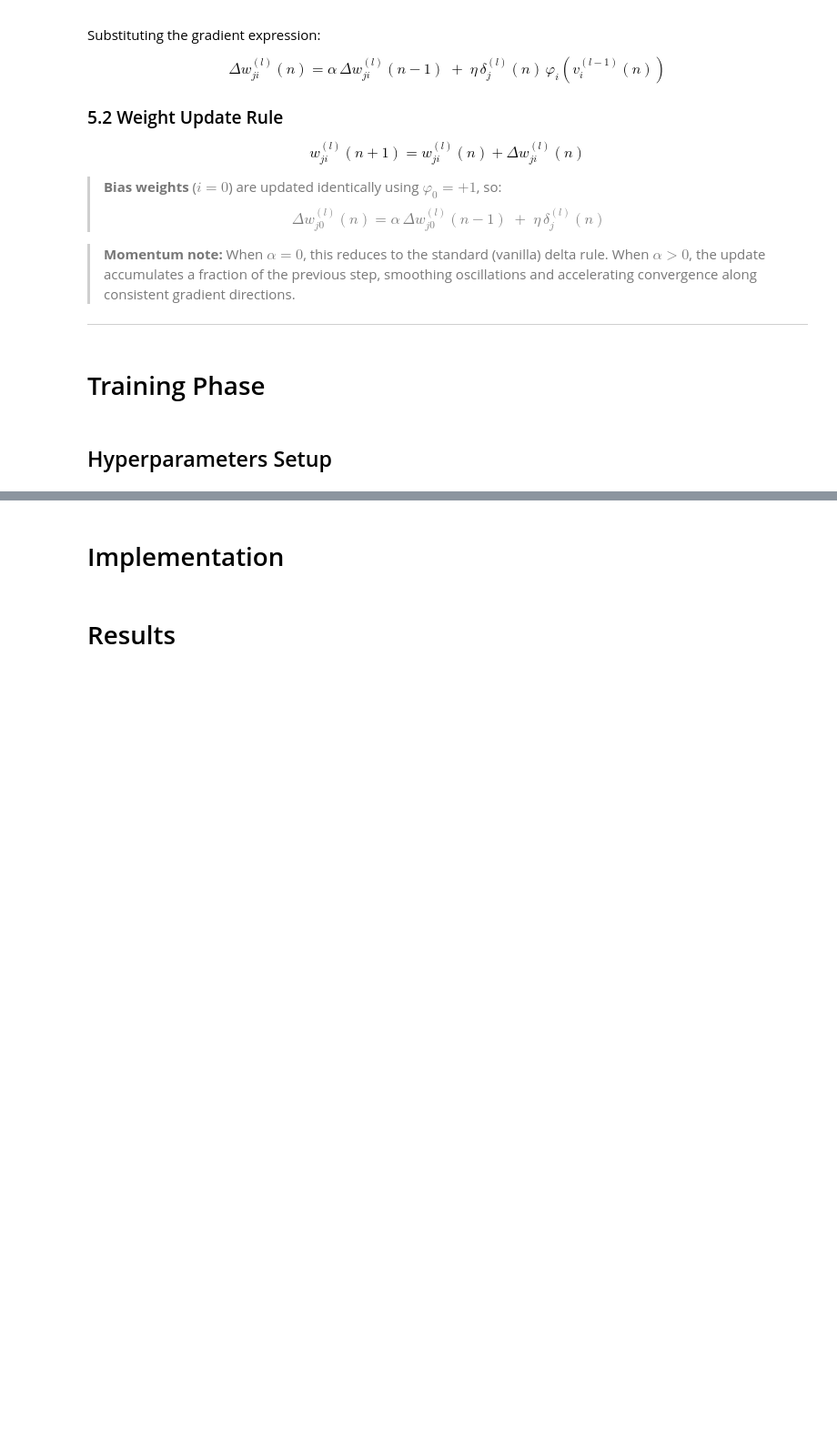
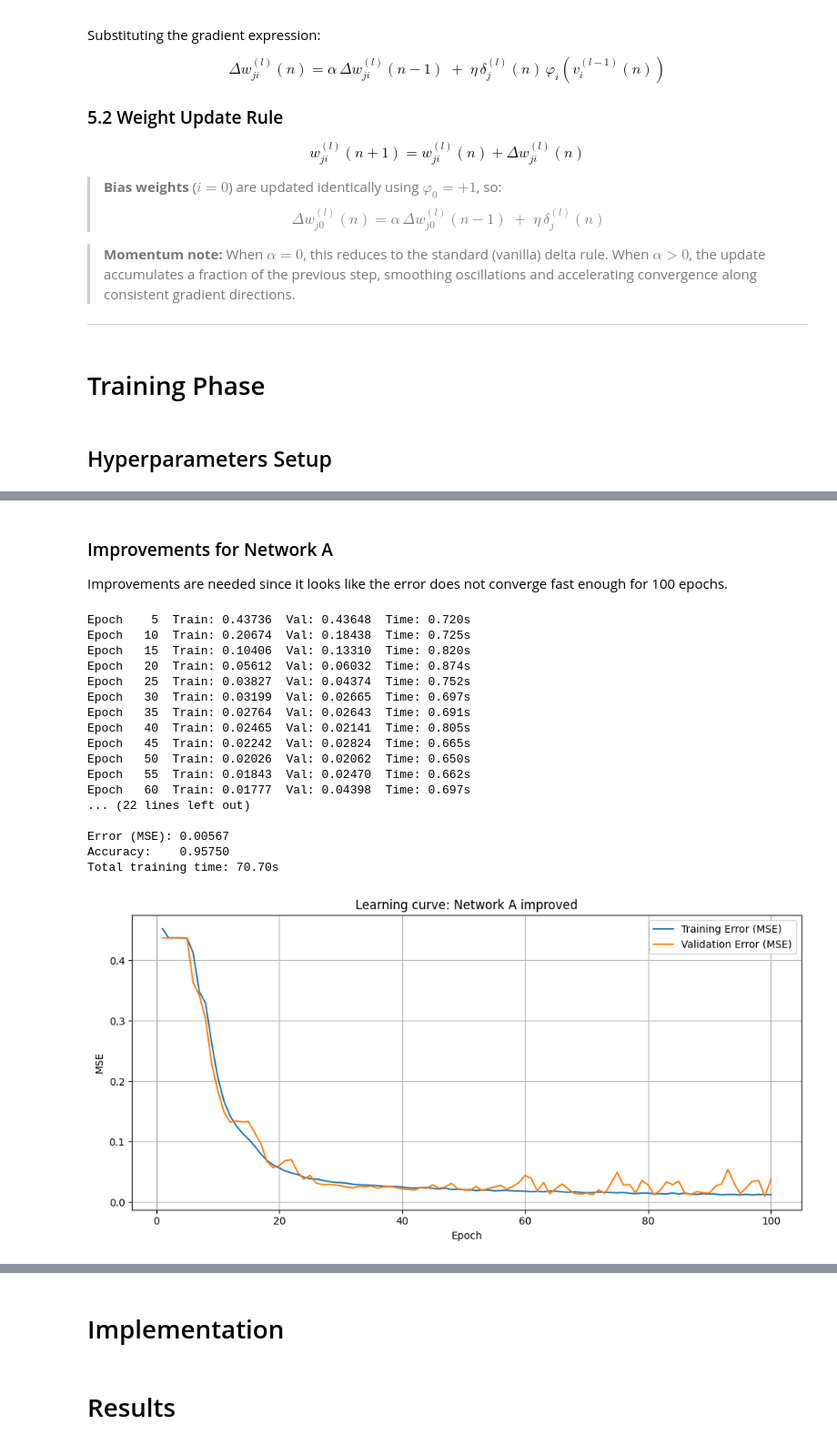
Before and after one commit to mbtiongson1/neural-network-training, a Jupyter notebook: main.ipynb, the cells around one changed output, grey strips where cells are left out. Shown at 91% size. Cells and saved outputs as stored; diff of their text form; code cells hidden in the pictures; blank space fills up the shorter version.

```diff
--- a/main.ipynb
+++ b/main.ipynb
@@ -727,0 +800,31 @@ train(epochA) #network A
+# %% [markdown]
+### Improvements for Network A
+
+Improvements are needed since it looks like the error does not converge fast enough for 100 epochs.
+# %%
+NetworkA['eta'] = 0.1 #lowering the learning rate
+NetworkA['alpha'] = 0.5 #lowering the momentum
+NetworkA['size'] = 12 #increasing the number of hidden layers
+
+epochA_improv = Epoch(split, NetworkA)
+
+train(epochA_improv, "Learning curve: Network A improved")
+# %% [output]
+Epoch    5  Train: 0.43736  Val: 0.43648  Time: 0.720s
+Epoch   10  Train: 0.20674  Val: 0.18438  Time: 0.725s
+Epoch   15  Train: 0.10406  Val: 0.13310  Time: 0.820s
+Epoch   20  Train: 0.05612  Val: 0.06032  Time: 0.874s
+Epoch   25  Train: 0.03827  Val: 0.04374  Time: 0.752s
+Epoch   30  Train: 0.03199  Val: 0.02665  Time: 0.697s
+Epoch   35  Train: 0.02764  Val: 0.02643  Time: 0.691s
+Epoch   40  Train: 0.02465  Val: 0.02141  Time: 0.805s
+Epoch   45  Train: 0.02242  Val: 0.02824  Time: 0.665s
+Epoch   50  Train: 0.02026  Val: 0.02062  Time: 0.650s
+Epoch   55  Train: 0.01843  Val: 0.02470  Time: 0.662s
+Epoch   60  Train: 0.01777  Val: 0.04398  Time: 0.697s
+... (22 lines left out)
+
+Error (MSE): 0.00567
+Accuracy:    0.95750
+Total training time: 70.70s
+[figure, added]
```
Also changed, not shown: parts of 16 cells of this notebook, 6 other files.
